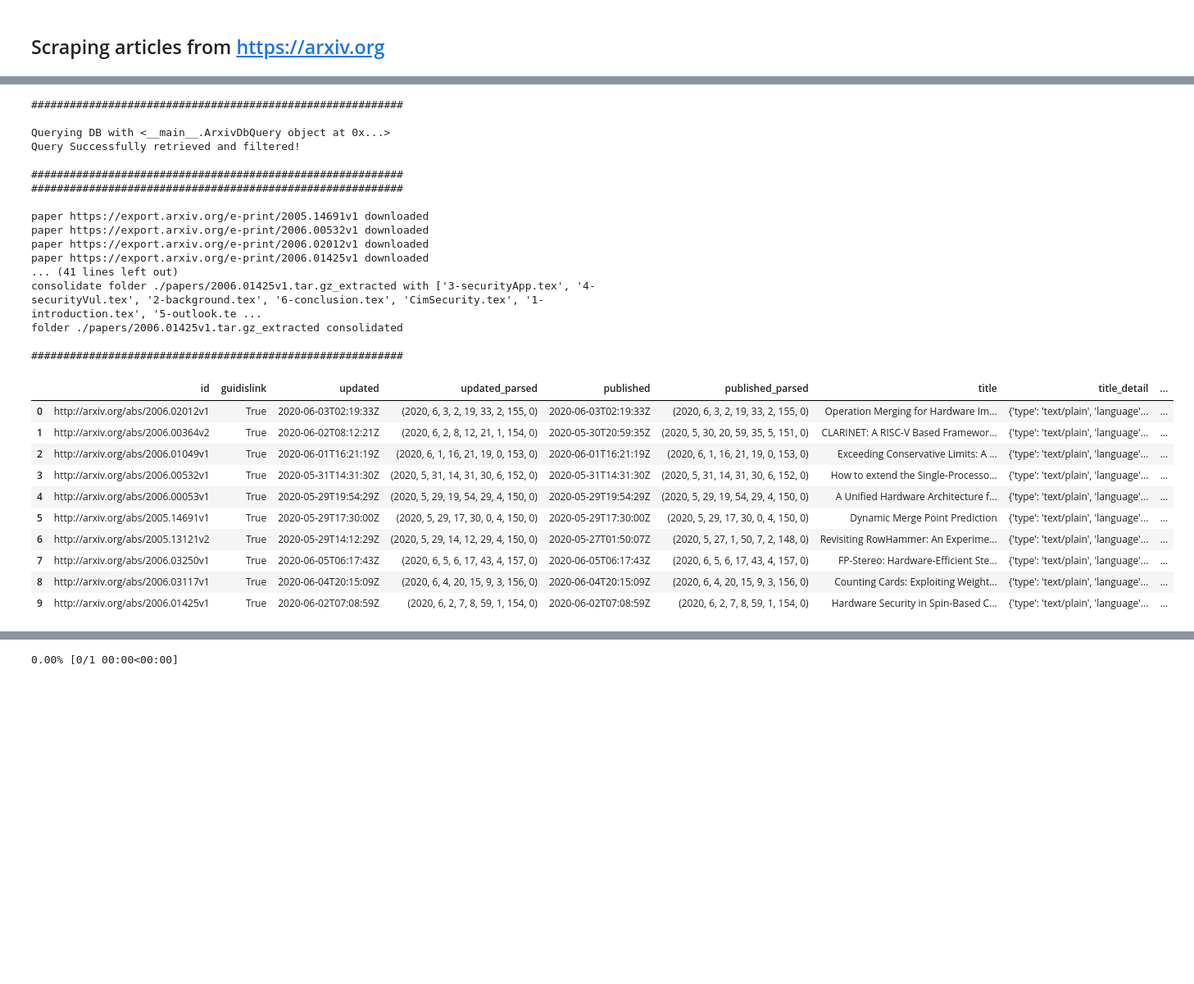
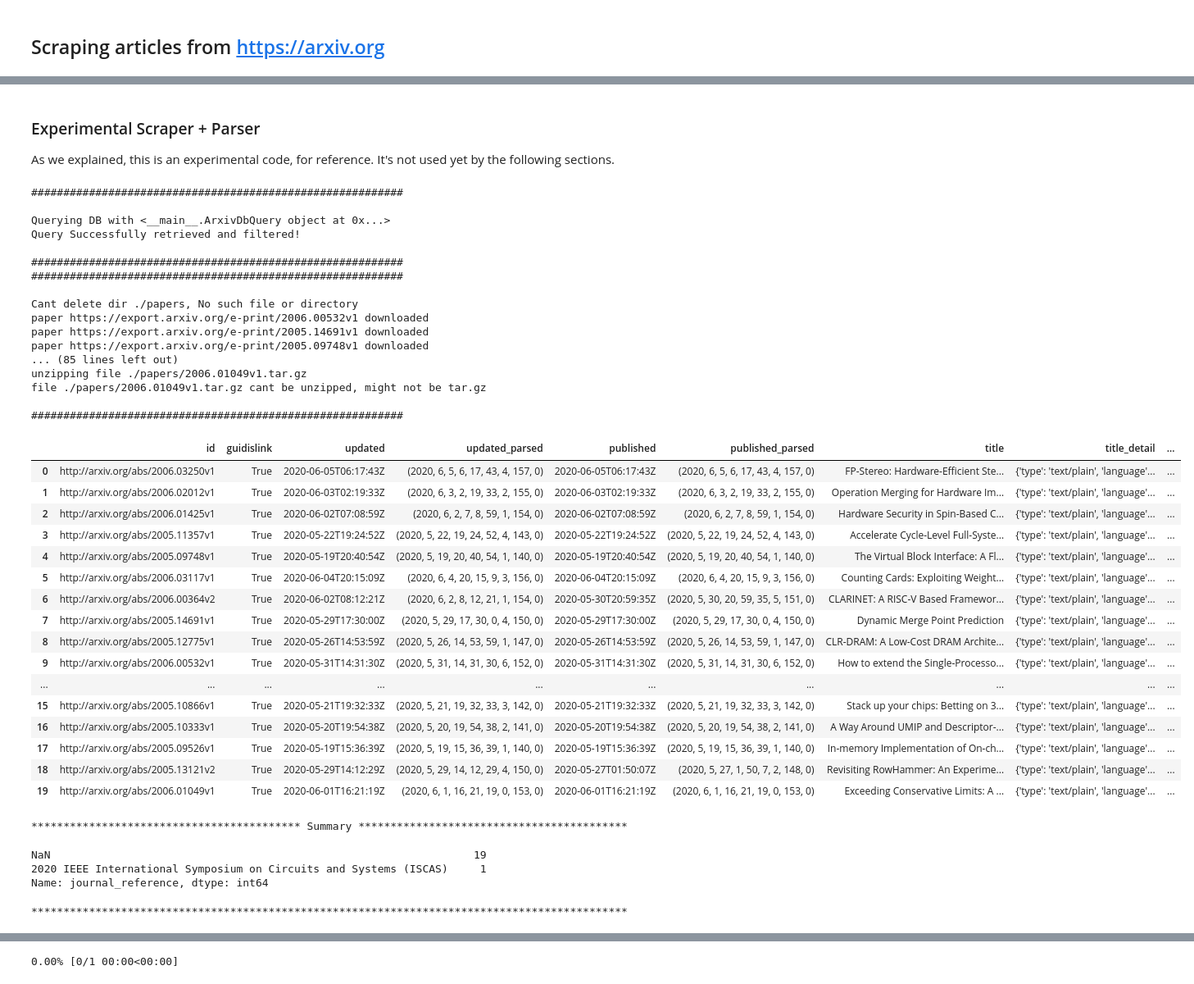
Before and after one commit to ZvikaZ/SCIgan, a Jupyter notebook: SCIgan.ipynb, the cells around one changed output, grey strips where cells are left out. Shown at 82% size. Saved outputs shown, nothing was run; the diff lists cells and outputs as text; code cells hidden in the pictures; blank space fills up the shorter version.

```diff
--- a/SCIgan.ipynb
+++ b/SCIgan.ipynb
@@ -125,3 +130,6 @@ Mounted at /content/gdrive
+# %% [markdown]
+### Experimental Scraper + Parser
+As we explained, this is an experimental code, for reference. It's not used yet by the following sections.
 # %%
 import shutil
 import tarfile
@@ -385,48 +393,63 @@ def consolidate_papers(tex_files, tex_dir):
     return consolidated_paper
 
 # This is the main function
 components_list = get_components_list(DbName.arxiv, "cs") # AI
 queries = set()
 for component in components_list:
-    queries.add(ArxivDbQuery("cat:{}".format(component), from_date="2017-06-03", max_results=10)) # 3 years
+    queries.add(ArxivDbQuery("cat:{}".format(component), from_date="2017-06-03", max_results=20)) # 3 years
 
 # Data is given as a list of maps
 data = get_data_from_db(DbName.arxiv, queries, DataActions.metadata_and_files_content, delete_files=False)
 
 # data can be used as data frame
 cols = tuple(list(data)[0].keys())
 df = pd.DataFrame(data, columns=cols)
 
 display(df)
 
+print("****************************************** Summary ******************************************")
+display(df["journal_reference"].value_counts(dropna=False))
+print("*********************************************************************************************")
+
 # data_lm = TextList.from_df(data).split_by_rand_pct(0.1).label_for_lm().databunch(bs = batch_size)
 # %% [output]
 ##########################################################
 
 Querying DB with <__main__.ArxivDbQuery object at 0x...>
 Query Successfully retrieved and filtered!
 
 ##########################################################
 ##########################################################
 
+Cant delete dir ./papers, No such file or directory
+paper https://export.arxiv.org/e-print/2006.00532v1 downloaded
 paper https://export.arxiv.org/e-print/2005.14691v1 downloaded
-paper https://export.arxiv.org/e-print/2006.00532v1 downloaded
-paper https://export.arxiv.org/e-print/2006.02012v1 downloaded
-paper https://export.arxiv.org/e-print/2006.01425v1 downloaded
-... (41 lines left out)
-consolidate folder ./papers/2006.01425v1.tar.gz_extracted with ['3-securityApp.tex', '4-securityVul.tex', '2-background.tex', '6-conclusion.tex', 'CimSecurity.tex', '1-introduction.tex', '5-outlook.te ...
-folder ./papers/2006.01425v1.tar.gz_extracted consolidated
+paper https://export.arxiv.org/e-print/2005.09748v1 downloaded
+... (85 lines left out)
+unzipping file ./papers/2006.01049v1.tar.gz
+file ./papers/2006.01049v1.tar.gz cant be unzipped, might not be tar.gz
 
 ##########################################################
 |  | id | guidislink | updated | updated_parsed | published | published_parsed | title | title_detail | ... |
-| 0 | http://arxiv.org/abs/2006.02012v1 | True | 2020-06-03T02:19:33Z | (2020, 6, 3, 2, 19, 33, 2, 155, 0) | 2020-06-03T02:19:33Z | (2020, 6, 3, 2, 19, 33, 2, 155, 0) | Operation Merging for Hardware Im... | {'type': 'text/plain', 'language'... | ... |
-| 1 | http://arxiv.org/abs/2006.00364v2 | True | 2020-06-02T08:12:21Z | (2020, 6, 2, 8, 12, 21, 1, 154, 0) | 2020-05-30T20:59:35Z | (2020, 5, 30, 20, 59, 35, 5, 151, 0) | CLARINET: A RISC-V Based Framewor... | {'type': 'text/plain', 'language'... | ... |
-| 2 | http://arxiv.org/abs/2006.01049v1 | True | 2020-06-01T16:21:19Z | (2020, 6, 1, 16, 21, 19, 0, 153, 0) | 2020-06-01T16:21:19Z | (2020, 6, 1, 16, 21, 19, 0, 153, 0) | Exceeding Conservative Limits: A ... | {'type': 'text/plain', 'language'... | ... |
-| 3 | http://arxiv.org/abs/2006.00532v1 | True | 2020-05-31T14:31:30Z | (2020, 5, 31, 14, 31, 30, 6, 152, 0) | 2020-05-31T14:31:30Z | (2020, 5, 31, 14, 31, 30, 6, 152, 0) | How to extend the Single-Processo... | {'type': 'text/plain', 'language'... | ... |
-| 4 | http://arxiv.org/abs/2006.00053v1 | True | 2020-05-29T19:54:29Z | (2020, 5, 29, 19, 54, 29, 4, 150, 0) | 2020-05-29T19:54:29Z | (2020, 5, 29, 19, 54, 29, 4, 150, 0) | A Unified Hardware Architecture f... | {'type': 'text/plain', 'language'... | ... |
-| 5 | http://arxiv.org/abs/2005.14691v1 | True | 2020-05-29T17:30:00Z | (2020, 5, 29, 17, 30, 0, 4, 150, 0) | 2020-05-29T17:30:00Z | (2020, 5, 29, 17, 30, 0, 4, 150, 0) | Dynamic Merge Point Prediction | {'type': 'text/plain', 'language'... | ... |
-| 6 | http://arxiv.org/abs/2005.13121v2 | True | 2020-05-29T14:12:29Z | (2020, 5, 29, 14, 12, 29, 4, 150, 0) | 2020-05-27T01:50:07Z | (2020, 5, 27, 1, 50, 7, 2, 148, 0) | Revisiting RowHammer: An Experime... | {'type': 'text/plain', 'language'... | ... |
-| 7 | http://arxiv.org/abs/2006.03250v1 | True | 2020-06-05T06:17:43Z | (2020, 6, 5, 6, 17, 43, 4, 157, 0) | 2020-06-05T06:17:43Z | (2020, 6, 5, 6, 17, 43, 4, 157, 0) | FP-Stereo: Hardware-Efficient Ste... | {'type': 'text/plain', 'language'... | ... |
-| 8 | http://arxiv.org/abs/2006.03117v1 | True | 2020-06-04T20:15:09Z | (2020, 6, 4, 20, 15, 9, 3, 156, 0) | 2020-06-04T20:15:09Z | (2020, 6, 4, 20, 15, 9, 3, 156, 0) | Counting Cards: Exploiting Weight... | {'type': 'text/plain', 'language'... | ... |
-| 9 | http://arxiv.org/abs/2006.01425v1 | True | 2020-06-02T07:08:59Z | (2020, 6, 2, 7, 8, 59, 1, 154, 0) | 2020-06-02T07:08:59Z | (2020, 6, 2, 7, 8, 59, 1, 154, 0) | Hardware Security in Spin-Based C... | {'type': 'text/plain', 'language'... | ... |
+| 0 | http://arxiv.org/abs/2006.03250v1 | True | 2020-06-05T06:17:43Z | (2020, 6, 5, 6, 17, 43, 4, 157, 0) | 2020-06-05T06:17:43Z | (2020, 6, 5, 6, 17, 43, 4, 157, 0) | FP-Stereo: Hardware-Efficient Ste... | {'type': 'text/plain', 'language'... | ... |
+| 1 | http://arxiv.org/abs/2006.02012v1 | True | 2020-06-03T02:19:33Z | (2020, 6, 3, 2, 19, 33, 2, 155, 0) | 2020-06-03T02:19:33Z | (2020, 6, 3, 2, 19, 33, 2, 155, 0) | Operation Merging for Hardware Im... | {'type': 'text/plain', 'language'... | ... |
+| 2 | http://arxiv.org/abs/2006.01425v1 | True | 2020-06-02T07:08:59Z | (2020, 6, 2, 7, 8, 59, 1, 154, 0) | 2020-06-02T07:08:59Z | (2020, 6, 2, 7, 8, 59, 1, 154, 0) | Hardware Security in Spin-Based C... | {'type': 'text/plain', 'language'... | ... |
+| 3 | http://arxiv.org/abs/2005.11357v1 | True | 2020-05-22T19:24:52Z | (2020, 5, 22, 19, 24, 52, 4, 143, 0) | 2020-05-22T19:24:52Z | (2020, 5, 22, 19, 24, 52, 4, 143, 0) | Accelerate Cycle-Level Full-Syste... | {'type': 'text/plain', 'language'... | ... |
+| 4 | http://arxiv.org/abs/2005.09748v1 | True | 2020-05-19T20:40:54Z | (2020, 5, 19, 20, 40, 54, 1, 140, 0) | 2020-05-19T20:40:54Z | (2020, 5, 19, 20, 40, 54, 1, 140, 0) | The Virtual Block Interface: A Fl... | {'type': 'text/plain', 'language'... | ... |
+| 5 | http://arxiv.org/abs/2006.03117v1 | True | 2020-06-04T20:15:09Z | (2020, 6, 4, 20, 15, 9, 3, 156, 0) | 2020-06-04T20:15:09Z | (2020, 6, 4, 20, 15, 9, 3, 156, 0) | Counting Cards: Exploiting Weight... | {'type': 'text/plain', 'language'... | ... |
+| 6 | http://arxiv.org/abs/2006.00364v2 | True | 2020-06-02T08:12:21Z | (2020, 6, 2, 8, 12, 21, 1, 154, 0) | 2020-05-30T20:59:35Z | (2020, 5, 30, 20, 59, 35, 5, 151, 0) | CLARINET: A RISC-V Based Framewor... | {'type': 'text/plain', 'language'... | ... |
+| 7 | http://arxiv.org/abs/2005.14691v1 | True | 2020-05-29T17:30:00Z | (2020, 5, 29, 17, 30, 0, 4, 150, 0) | 2020-05-29T17:30:00Z | (2020, 5, 29, 17, 30, 0, 4, 150, 0) | Dynamic Merge Point Prediction | {'type': 'text/plain', 'language'... | ... |
+| 8 | http://arxiv.org/abs/2005.12775v1 | True | 2020-05-26T14:53:59Z | (2020, 5, 26, 14, 53, 59, 1, 147, 0) | 2020-05-26T14:53:59Z | (2020, 5, 26, 14, 53, 59, 1, 147, 0) | CLR-DRAM: A Low-Cost DRAM Archite... | {'type': 'text/plain', 'language'... | ... |
+| 9 | http://arxiv.org/abs/2006.00532v1 | True | 2020-05-31T14:31:30Z | (2020, 5, 31, 14, 31, 30, 6, 152, 0) | 2020-05-31T14:31:30Z | (2020, 5, 31, 14, 31, 30, 6, 152, 0) | How to extend the Single-Processo... | {'type': 'text/plain', 'language'... | ... |
+| ... | ... | ... | ... | ... | ... | ... | ... | ... | ... |
+| 15 | http://arxiv.org/abs/2005.10866v1 | True | 2020-05-21T19:32:33Z | (2020, 5, 21, 19, 32, 33, 3, 142, 0) | 2020-05-21T19:32:33Z | (2020, 5, 21, 19, 32, 33, 3, 142, 0) | Stack up your chips: Betting on 3... | {'type': 'text/plain', 'language'... | ... |
+| 16 | http://arxiv.org/abs/2005.10333v1 | True | 2020-05-20T19:54:38Z | (2020, 5, 20, 19, 54, 38, 2, 141, 0) | 2020-05-20T19:54:38Z | (2020, 5, 20, 19, 54, 38, 2, 141, 0) | A Way Around UMIP and Descriptor-... | {'type': 'text/plain', 'language'... | ... |
+| 17 | http://arxiv.org/abs/2005.09526v1 | True | 2020-05-19T15:36:39Z | (2020, 5, 19, 15, 36, 39, 1, 140, 0) | 2020-05-19T15:36:39Z | (2020, 5, 19, 15, 36, 39, 1, 140, 0) | In-memory Implementation of On-ch... | {'type': 'text/plain', 'language'... | ... |
+| 18 | http://arxiv.org/abs/2005.13121v2 | True | 2020-05-29T14:12:29Z | (2020, 5, 29, 14, 12, 29, 4, 150, 0) | 2020-05-27T01:50:07Z | (2020, 5, 27, 1, 50, 7, 2, 148, 0) | Revisiting RowHammer: An Experime... | {'type': 'text/plain', 'language'... | ... |
+| 19 | http://arxiv.org/abs/2006.01049v1 | True | 2020-06-01T16:21:19Z | (2020, 6, 1, 16, 21, 19, 0, 153, 0) | 2020-06-01T16:21:19Z | (2020, 6, 1, 16, 21, 19, 0, 153, 0) | Exceeding Conservative Limits: A ... | {'type': 'text/plain', 'language'... | ... |
+****************************************** Summary ******************************************
+NaN                                                                  19
+2020 IEEE International Symposium on Circuits and Systems (ISCAS)     1
+Name: journal_reference, dtype: int64
+*********************************************************************************************
 # %% [markdown]
```
Also changed, not shown: parts of 3 cells of this notebook.
